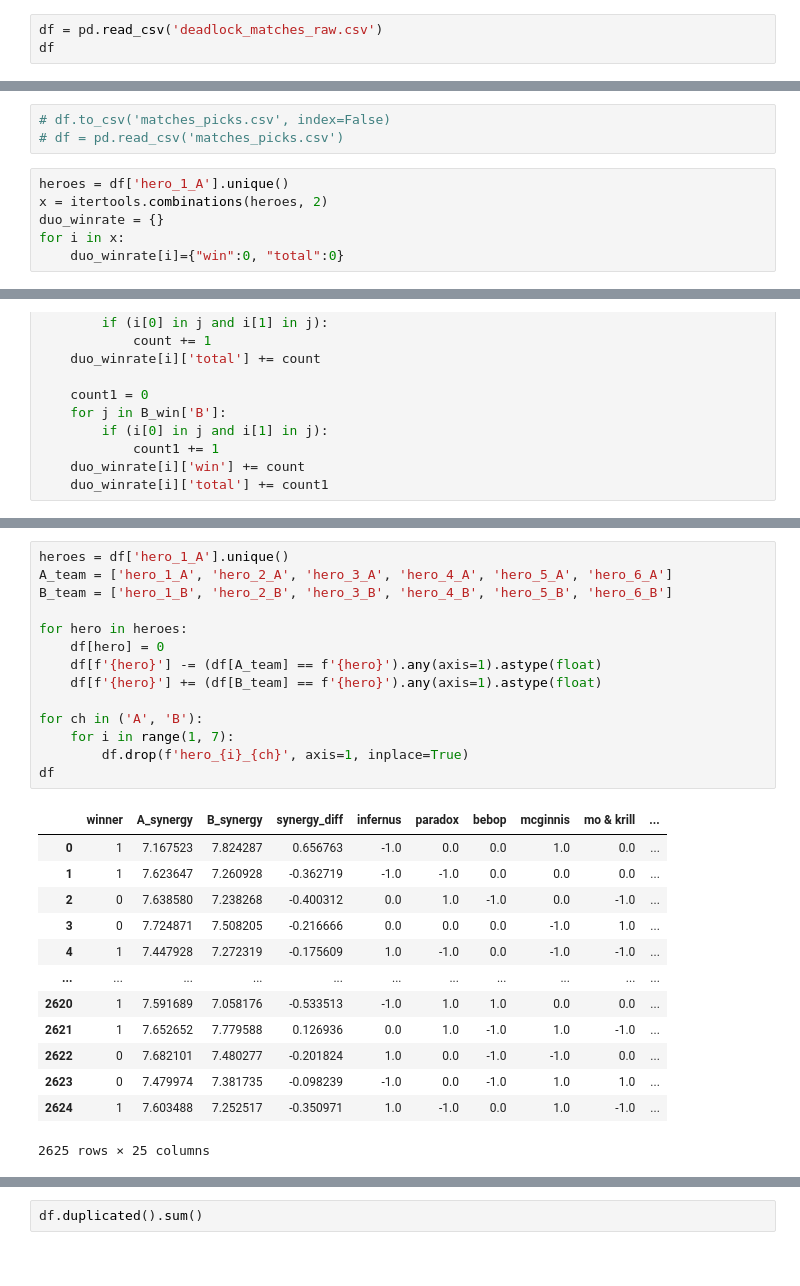
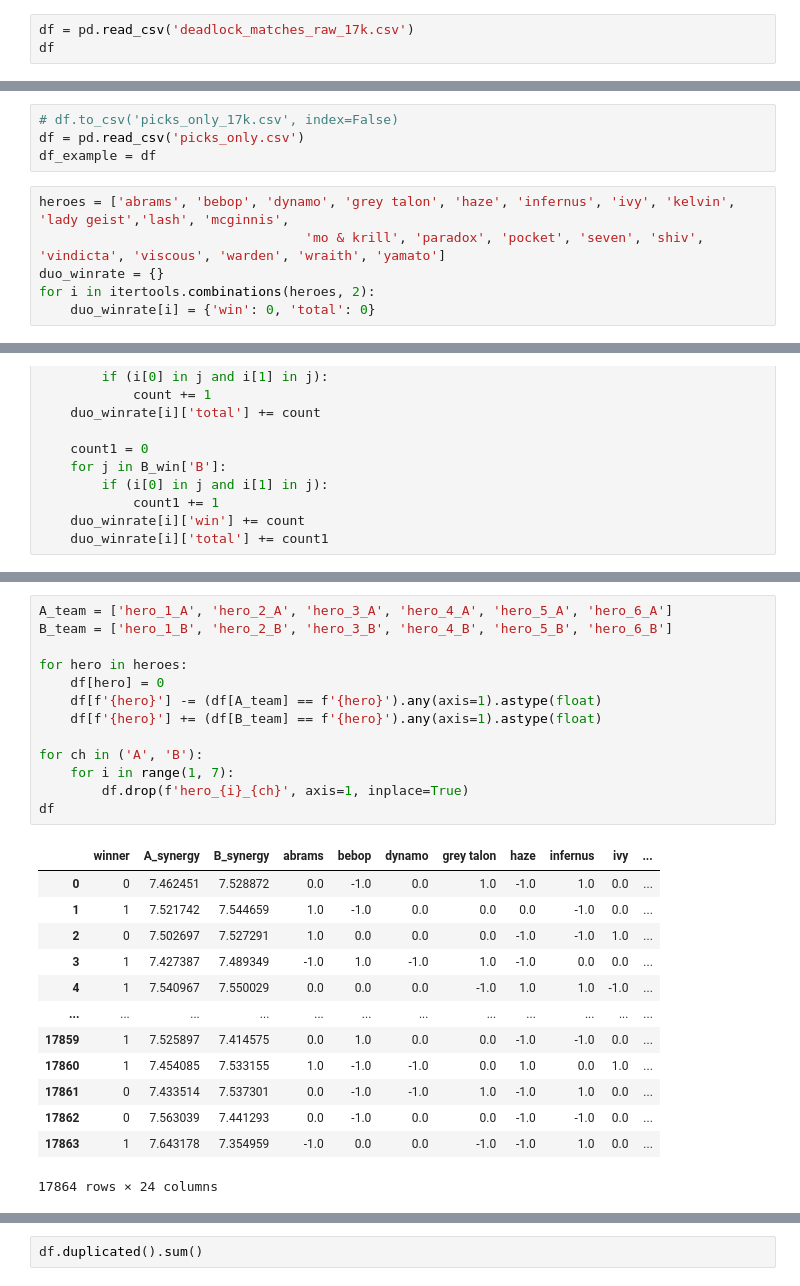
Before and after one commit to 1adore1/deadlock-winner-prediction, a Jupyter notebook: train.ipynb, the cells around one changed output, grey strips where cells are left out. Cells and saved outputs as stored; diff of their text form.

```diff
--- a/train.ipynb
+++ b/train.ipynb
@@ -5,7 +5,7 @@ import itertools
 # %%
 pd.set_option('display.max_columns', None)
 # %%
-df = pd.read_csv('deadlock_matches_raw.csv')
+df = pd.read_csv('deadlock_matches_raw_17k.csv')
 df
 # %% [output]
 |  | matchid | duration | winner | hero_1_A | nickname_1_A | lane_1_A | kills_1_A | deaths_1_A | assists_1_A | ... |
@@ -111,12 +111,13 @@ df
 # %%
-# df.to_csv('matches_picks.csv', index=False)
-# df = pd.read_csv('matches_picks.csv')
+# df.to_csv('picks_only_17k.csv', index=False)
+df = pd.read_csv('picks_only.csv')
+df_example = df
-# %%
-heroes = df['hero_1_A'].unique()
-x = itertools.combinations(heroes, 2)
-duo_winrate = {}
-for i in x:
-    duo_winrate[i]={"win":0, "total":0}
+# %%
+heroes = ['abrams', 'bebop', 'dynamo', 'grey talon', 'haze', 'infernus', 'ivy', 'kelvin', 'lady geist','lash', 'mcginnis',
+                                  'mo & krill', 'paradox', 'pocket', 'seven', 'shiv', 'vindicta', 'viscous', 'warden', 'wraith', 'yamato']
+duo_winrate = {}
+for i in itertools.combinations(heroes, 2):
+    duo_winrate[i] = {'win': 0, 'total': 0}
 # %%
 df['A'] = df[['hero_1_A', 'hero_2_A', 'hero_3_A', 'hero_4_A', 'hero_5_A', 'hero_6_A']].values.tolist()
 df['B'] = df[['hero_1_B', 'hero_2_B', 'hero_3_B', 'hero_4_B', 'hero_5_B', 'hero_6_B']].values.tolist()
@@ -249,31 +255,30 @@ df
 # %%
-heroes = df['hero_1_A'].unique()
 A_team = ['hero_1_A', 'hero_2_A', 'hero_3_A', 'hero_4_A', 'hero_5_A', 'hero_6_A']
 B_team = ['hero_1_B', 'hero_2_B', 'hero_3_B', 'hero_4_B', 'hero_5_B', 'hero_6_B']
 
 for hero in heroes:
     df[hero] = 0
     df[f'{hero}'] -= (df[A_team] == f'{hero}').any(axis=1).astype(float)
     df[f'{hero}'] += (df[B_team] == f'{hero}').any(axis=1).astype(float)
 
 for ch in ('A', 'B'):
     for i in range(1, 7):
         df.drop(f'hero_{i}_{ch}', axis=1, inplace=True)
 df
 # %% [output]
-|  | winner | A_synergy | B_synergy | synergy_diff | infernus | paradox | bebop | mcginnis | mo & krill | ... |
-| 0 | 1 | 7.167523 | 7.824287 | 0.656763 | -1.0 | 0.0 | 0.0 | 1.0 | 0.0 | ... |
-| 1 | 1 | 7.623647 | 7.260928 | -0.362719 | -1.0 | -1.0 | 0.0 | 0.0 | 0.0 | ... |
-| 2 | 0 | 7.638580 | 7.238268 | -0.400312 | 0.0 | 1.0 | -1.0 | 0.0 | -1.0 | ... |
-| 3 | 0 | 7.724871 | 7.508205 | -0.216666 | 0.0 | 0.0 | 0.0 | -1.0 | 1.0 | ... |
-| 4 | 1 | 7.447928 | 7.272319 | -0.175609 | 1.0 | -1.0 | 0.0 | -1.0 | -1.0 | ... |
-| ... | ... | ... | ... | ... | ... | ... | ... | ... | ... | ... |
-| 2620 | 1 | 7.591689 | 7.058176 | -0.533513 | -1.0 | 1.0 | 1.0 | 0.0 | 0.0 | ... |
-| 2621 | 1 | 7.652652 | 7.779588 | 0.126936 | 0.0 | 1.0 | -1.0 | 1.0 | -1.0 | ... |
-| 2622 | 0 | 7.682101 | 7.480277 | -0.201824 | 1.0 | 0.0 | -1.0 | -1.0 | 0.0 | ... |
-| 2623 | 0 | 7.479974 | 7.381735 | -0.098239 | -1.0 | 0.0 | -1.0 | 1.0 | 1.0 | ... |
-| 2624 | 1 | 7.603488 | 7.252517 | -0.350971 | 1.0 | -1.0 | 0.0 | 1.0 | -1.0 | ... |
+|  | winner | A_synergy | B_synergy | abrams | bebop | dynamo | grey talon | haze | infernus | ivy | ... |
+| 0 | 0 | 7.462451 | 7.528872 | 0.0 | -1.0 | 0.0 | 1.0 | -1.0 | 1.0 | 0.0 | ... |
+| 1 | 1 | 7.521742 | 7.544659 | 1.0 | -1.0 | 0.0 | 0.0 | 0.0 | -1.0 | 0.0 | ... |
+| 2 | 0 | 7.502697 | 7.527291 | 1.0 | 0.0 | 0.0 | 0.0 | -1.0 | -1.0 | 1.0 | ... |
+| 3 | 1 | 7.427387 | 7.489349 | -1.0 | 1.0 | -1.0 | 1.0 | -1.0 | 0.0 | 0.0 | ... |
+| 4 | 1 | 7.540967 | 7.550029 | 0.0 | 0.0 | 0.0 | -1.0 | 1.0 | 1.0 | -1.0 | ... |
+| ... | ... | ... | ... | ... | ... | ... | ... | ... | ... | ... | ... |
+| 17859 | 1 | 7.525897 | 7.414575 | 0.0 | 1.0 | 0.0 | 0.0 | -1.0 | -1.0 | 0.0 | ... |
+| 17860 | 1 | 7.454085 | 7.533155 | 1.0 | -1.0 | -1.0 | 0.0 | 1.0 | 0.0 | 1.0 | ... |
+| 17861 | 0 | 7.433514 | 7.537301 | 0.0 | -1.0 | -1.0 | 1.0 | -1.0 | 1.0 | 0.0 | ... |
+| 17862 | 0 | 7.563039 | 7.441293 | 0.0 | -1.0 | 0.0 | 0.0 | -1.0 | -1.0 | 0.0 | ... |
+| 17863 | 1 | 7.643178 | 7.354959 | -1.0 | 0.0 | 0.0 | -1.0 | -1.0 | 1.0 | 0.0 | ... |
-2625 rows × 25 columns
+17864 rows × 24 columns
 # %%
 heroes_stats = pd.read_csv('heroes_stats.csv')
 for ch in ('A', 'B'):
```
Also changed, not shown: parts of 26 cells of this notebook, 6 other files.
